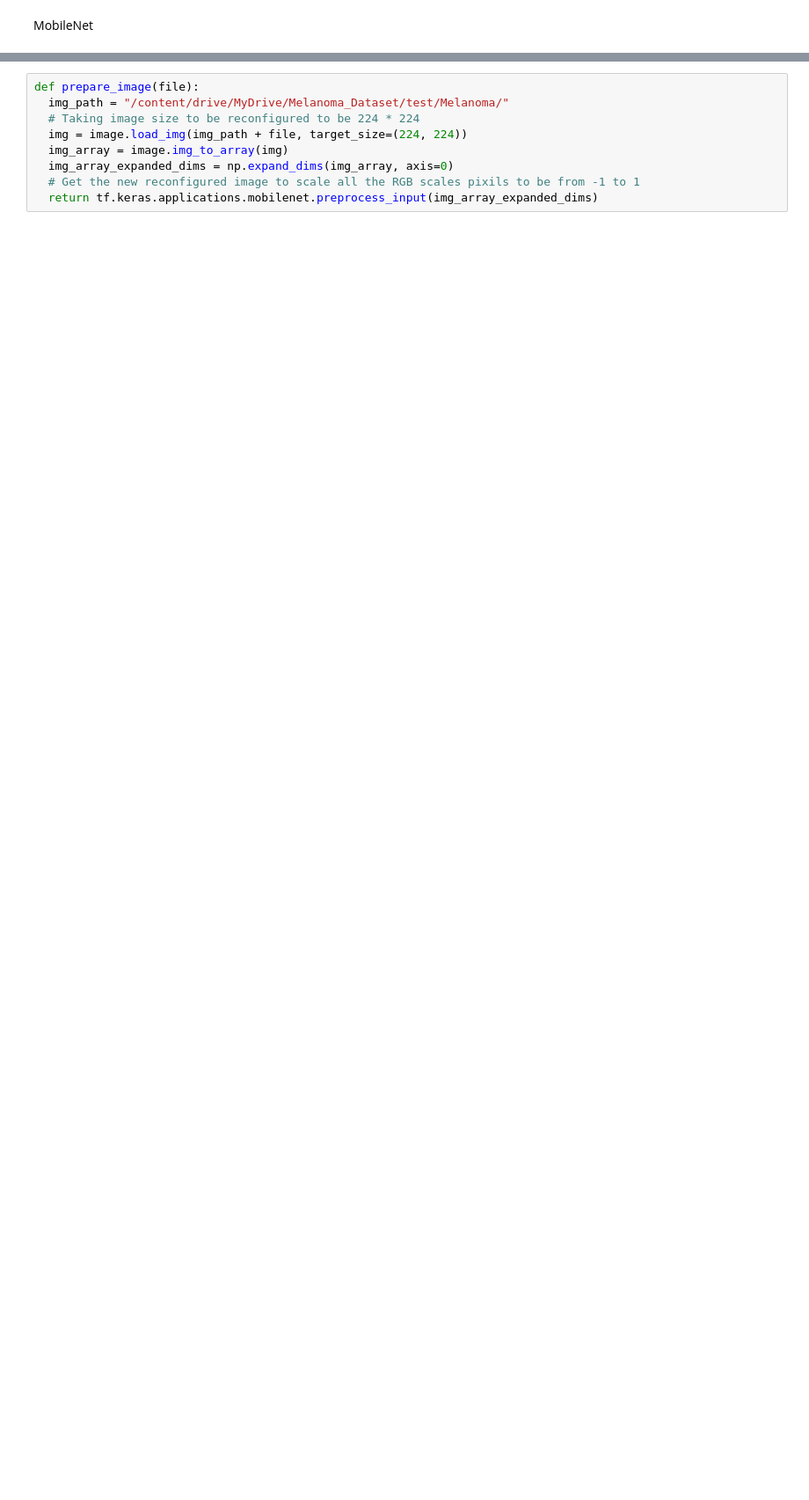
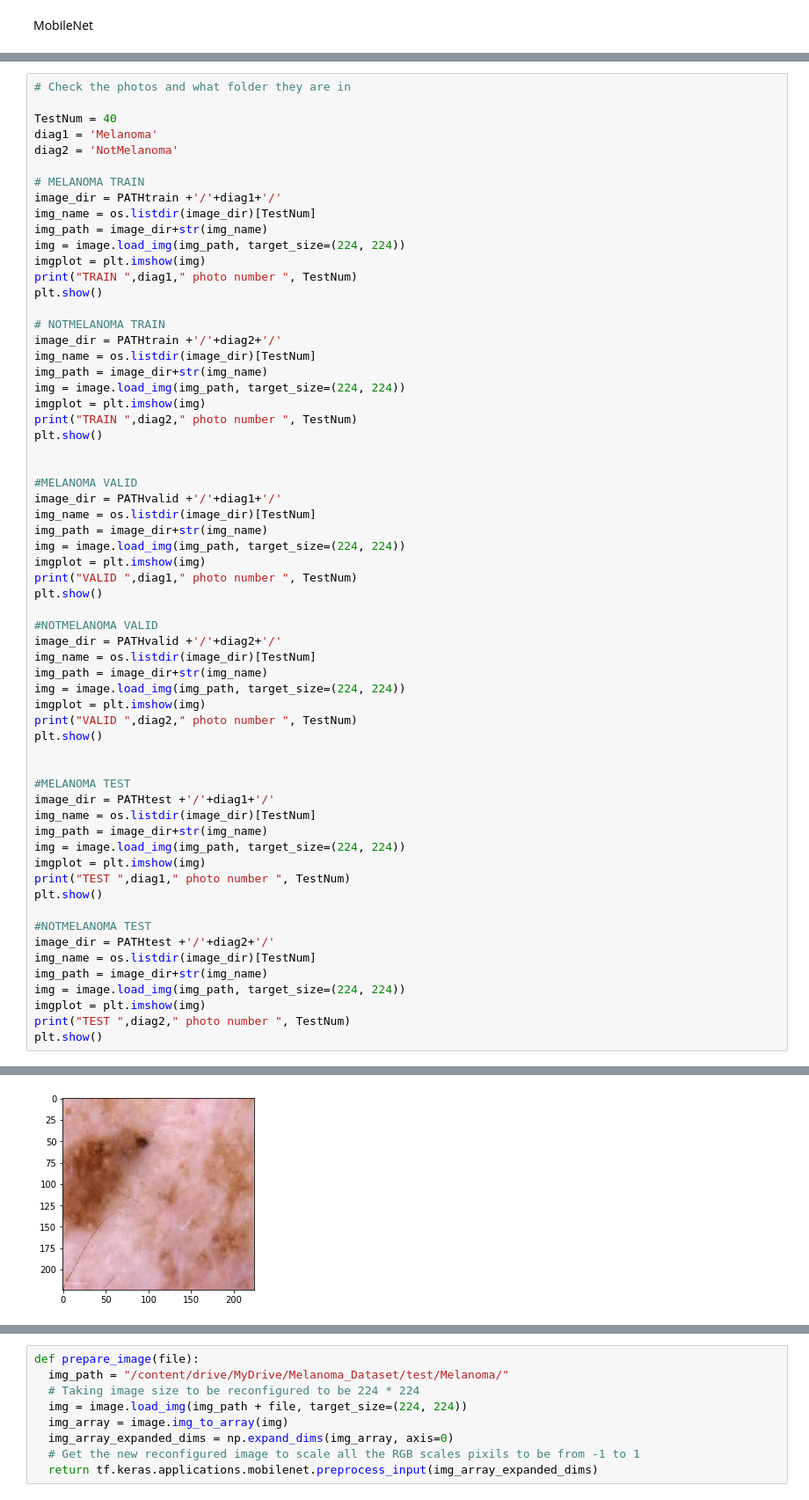
Before and after one commit to derek-byte/Melanoma_Deep_Learning, a Jupyter notebook: Keras.ipynb, the cells around one changed output, grey strips where cells are left out. Shown at 88% size. Cells and saved outputs as stored; diff of their text form; blank space fills up the shorter version.

```diff
--- a/Keras.ipynb
+++ b/Keras.ipynb
@@ -24,0 +86,63 @@ test_path = '/content/drive/MyDrive/Melanoma_Dataset/test/'
+# %%
+# Check the photos and what folder they are in
+
+TestNum = 40
+diag1 = 'Melanoma'
+diag2 = 'NotMelanoma'
+
+# MELANOMA TRAIN
+image_dir = PATHtrain +'/'+diag1+'/'
+img_name = os.listdir(image_dir)[TestNum]
+img_path = image_dir+str(img_name)
+img = image.load_img(img_path, target_size=(224, 224))
+imgplot = plt.imshow(img)
+print("TRAIN ",diag1," photo number ", TestNum)
+plt.show()
+
+# NOTMELANOMA TRAIN
+image_dir = PATHtrain +'/'+diag2+'/'
+img_name = os.listdir(image_dir)[TestNum]
+img_path = image_dir+str(img_name)
+img = image.load_img(img_path, target_size=(224, 224))
+imgplot = plt.imshow(img)
+print("TRAIN ",diag2," photo number ", TestNum)
+plt.show()
+
+
+#MELANOMA VALID
+image_dir = PATHvalid +'/'+diag1+'/'
+img_name = os.listdir(image_dir)[TestNum]
+img_path = image_dir+str(img_name)
+img = image.load_img(img_path, target_size=(224, 224))
+imgplot = plt.imshow(img)
+print("VALID ",diag1," photo number ", TestNum)
+plt.show()
+
+#NOTMELANOMA VALID
+image_dir = PATHvalid +'/'+diag2+'/'
+img_name = os.listdir(image_dir)[TestNum]
+img_path = image_dir+str(img_name)
+img = image.load_img(img_path, target_size=(224, 224))
+imgplot = plt.imshow(img)
+print("VALID ",diag2," photo number ", TestNum)
+plt.show()
+
+
+#MELANOMA TEST
+image_dir = PATHtest +'/'+diag1+'/'
+img_name = os.listdir(image_dir)[TestNum]
+img_path = image_dir+str(img_name)
+img = image.load_img(img_path, target_size=(224, 224))
+imgplot = plt.imshow(img)
+print("TEST ",diag1," photo number ", TestNum)
+plt.show()
+
+#NOTMELANOMA TEST
+image_dir = PATHtest +'/'+diag2+'/'
+img_name = os.listdir(image_dir)[TestNum]
+img_path = image_dir+str(img_name)
+img = image.load_img(img_path, target_size=(224, 224))
+imgplot = plt.imshow(img)
+print("TEST ",diag2," photo number ", TestNum)
+plt.show()
+# %% [output]
@@ -24,0 +150 @@ test_path = '/content/drive/MyDrive/Melanoma_Dataset/test/'
+[figure, added]
```
Also changed, not shown: parts of 27 cells of this notebook.
